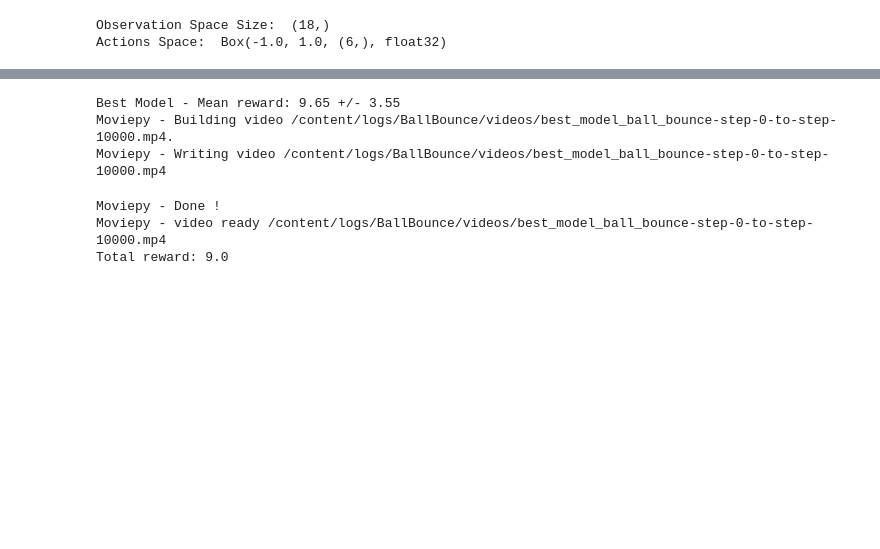
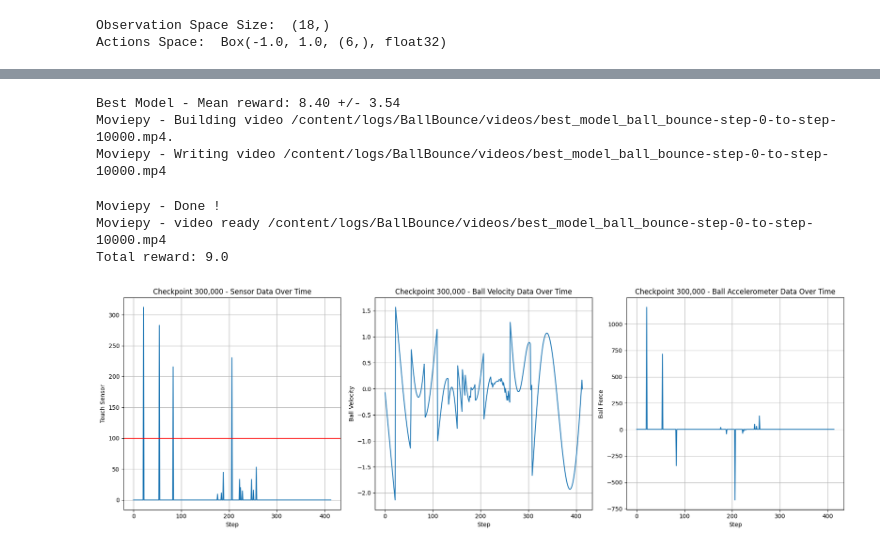
Before and after one commit to kuds/rl-mujoco-tennis, a Jupyter notebook: [Ball Bounce] Soft Actor-Critic (SAC).ipynb, the cells around one changed output, grey strips where cells are left out. Saved outputs shown, nothing was run; the diff lists cells and outputs as text; code cells hidden in the pictures; blank space fills up the shorter version.

Commit message:
Added additional sensors to MuJoCo environment

```diff
--- a/[Ball Bounce] Soft Actor-Critic (SAC).ipynb
+++ b/[Ball Bounce] Soft Actor-Critic (SAC).ipynb
@@ -145,7 +143,7 @@ hyperparams = {
     "eval_freq": 25_000,
     "n_envs": 4,
     "min_force": 100.0,
-    "total_timesteps": 2_000_000,
+    "total_timesteps": 1_500_000,
     "log_dir": log_dir,
     "episode_length": 1_000
 }
@@ -519,28 +547,77 @@ print(f"Best Model - Mean reward: {mean_reward:.2f} +/- {std_reward:.2f}")
 
 # Record video of the best model
 video_length = 10_000
-video_file_name = "best_model_{}".format(name_prefix)
+best_model_file_name = "best_model_{}".format(name_prefix)
 env = VecVideoRecorder(env_val, os.path.join(log_dir, "videos"),
                        video_length=video_length,
                        record_video_trigger=lambda x: x == 0,
-                       name_prefix=video_file_name)
+                       name_prefix=best_model_file_name)
 
 total_reward = 0
 obs = env.reset()
-for _ in range(video_length):
-    action, _states = best_model.predict(obs, deterministic=True)
-    obs, rewards, dones, info = env.step(action)
-    total_reward += rewards
-    env.render()
-    if dones:
-        break
+best_csv_file_name = os.path.join(log_dir, f"{best_model_file_name}.csv")
+with open(best_csv_file_name, 'w') as csvfile:
+  csv_writer = csv.writer(csvfile, delimiter=',')
+  csv_writer.writerow(csv_header)
+  for _ in range(video_length):
+      action, _states = best_model.predict(obs, deterministic=True)
+      obs, rewards, dones, info = env.step(action)
+      total_reward += rewards
+      row_data = numpy.concatenate([info[0]["ball_velocity"],
+                                    info[0]["ball_accelerometer"],
+                                    info[0]["ball_to_paddle"],
+                                     [info[0]["touch_sensor"],
+                                      rewards[0],
+                                      total_reward[0],
+                                      dones[0]]])
+      row_data = numpy.round(row_data, decimals=4)
+      csv_writer.writerow(row_data)
+      env.render()
+      if dones:
+          break
 
 env.close()
 print(f"Total reward: {total_reward[0]}")
 # %% [output]
-Best Model - Mean reward: 9.65 +/- 3.55
+Best Model - Mean reward: 8.40 +/- 3.54
 Moviepy - Building video /content/logs/BallBounce/videos/best_model_ball_bounce-step-0-to-step-10000.mp4.
 Moviepy - Writing video /content/logs/BallBounce/videos/best_model_ball_bounce-step-0-to-step-10000.mp4
 Moviepy - Done !
 Moviepy - video ready /content/logs/BallBounce/videos/best_model_ball_bounce-step-0-to-step-10000.mp4
 Total reward: 9.0
+# %%
+checkpoint = 300_000
+checkpoint_csv_file_name = os.path.join(log_dir, "videos", f"{name_prefix}_{checkpoint}.csv")
+df = pandas.read_csv(checkpoint_csv_file_name)
+
+# Create the figure with subplots
+fig, axes = matplotlib.pyplot.subplots(1, 3, figsize=(18, 6))  # Adjust figsize as needed
+
+# Plot 1: Touch Sensor
+axes[0].plot(df.index, df["touch_sensor"])
+axes[0].axhline(y=hyperparams["min_force"], color='r', linestyle='-')
+axes[0].set_xlabel("Step")
+axes[0].set_ylabel("Touch Sensor")
+axes[0].set_title(f"Checkpoint {checkpoint:,} - Sensor Data Over Time")
+axes[0].grid(True)
+
+# Plot 2: Ball Velocity
+axes[1].plot(df.index, df["ball_velocity_z"])
+axes[1].set_xlabel("Step")
+axes[1].set_ylabel("Ball Velocity")
+axes[1].set_title(f"Checkpoint {checkpoint:,} - Ball Velocity Data Over Time")
+axes[1].grid(True)
+
+# Plot 3: Ball Force
+axes[2].plot(df.index, df["ball_accelerometer_z"])
+axes[2].set_xlabel("Step")
+axes[2].set_ylabel("Ball Force")
+axes[2].set_title(f"Checkpoint {checkpoint:,} - Ball Accelerometer Data Over Time")
+axes[2].grid(True)
+
+# Adjust layout to prevent overlapping titles/labels
+plt.tight_layout()
+
+plt.show()
+# %% [output]
+[figure, added]
```
Also changed, not shown: parts of 11 cells of this notebook.
